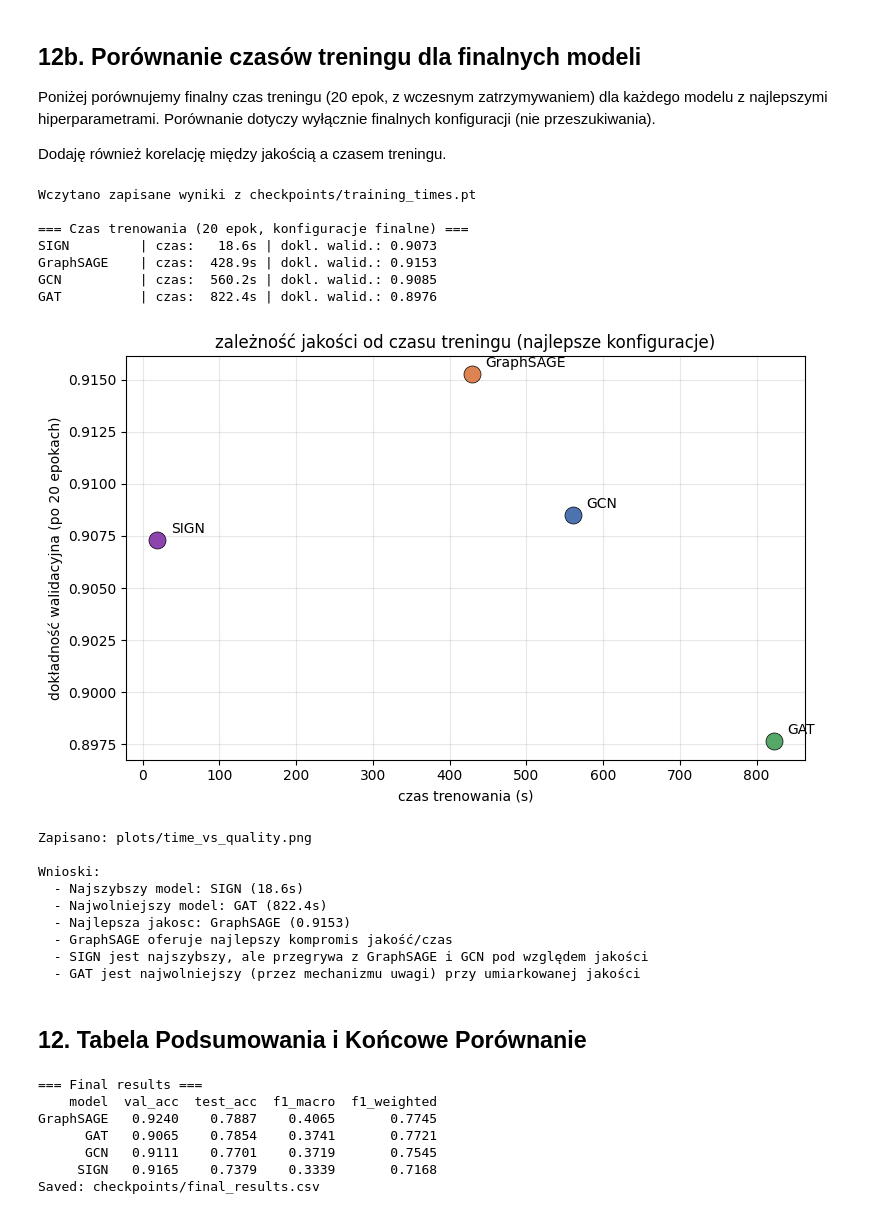
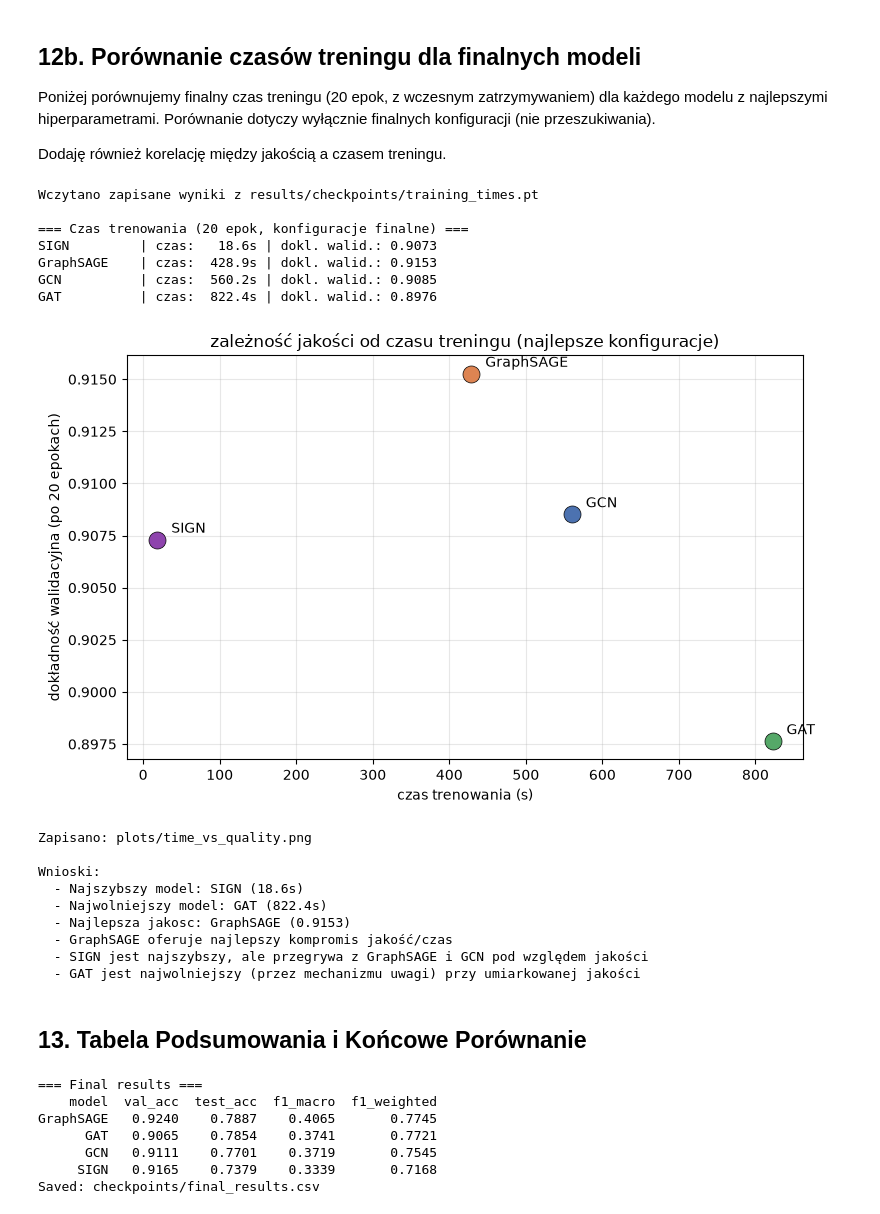
Before and after one commit to mJastrzebski6/agh_ggsn, a Jupyter notebook: ex4/GGSN_Maciej_Jastrzębski_Zad4.ipynb, the cells around one changed output. Cells and saved outputs as stored; diff of their text form; code cells hidden in the pictures.

```diff
--- a/ex4/GGSN_Maciej_Jastrzębski_Zad4.ipynb
+++ b/ex4/GGSN_Maciej_Jastrzębski_Zad4.ipynb
@@ -1307,7 +1310,7 @@ gcn_kwargs = {
     'num_layers':      int(best_gcn_row['num_layers']),
     'dropout':         float(best_gcn_row['dropout']),
 }
-final_gcn_ckpt = f'checkpoints/final_GCN.pt'
+final_gcn_ckpt = f'{CHECKPOINTS_DIR}/final_GCN.pt'
 if os.path.exists(final_gcn_ckpt):
     print('Loading existing GCN final checkpoint...')
     ckpt = torch.load(final_gcn_ckpt, map_location=DEVICE)
@@ -1339,7 +1342,7 @@ sage_kwargs = {
     'dropout':         float(best_sage_row['dropout']),
     'aggr':            str(best_sage_row['aggr']),
 }
-final_sage_ckpt = f'checkpoints/final_GraphSAGE.pt'
+final_sage_ckpt = f'{CHECKPOINTS_DIR}/final_GraphSAGE.pt'
 if os.path.exists(final_sage_ckpt):
     print('Loading existing GraphSAGE final checkpoint...')
     ckpt = torch.load(final_sage_ckpt, map_location=DEVICE)
@@ -1371,7 +1374,7 @@ gat_kwargs = {
     'heads':           int(best_gat_row['heads']),
     'dropout':         float(best_gat_row['dropout']),
 }
-final_gat_ckpt = f'checkpoints/final_GAT.pt'
+final_gat_ckpt = f'{CHECKPOINTS_DIR}/final_GAT.pt'
 if os.path.exists(final_gat_ckpt):
     print('Loading existing GAT final checkpoint...')
     ckpt = torch.load(final_gat_ckpt, map_location=DEVICE)
@@ -1399,7 +1402,7 @@ GAT loaded, best val acc: 0.9072
 if 'data_y' not in dir():
     from ogb.nodeproppred import PygNodePropPredDataset
     print('Loading data_y from dataset...')
-    ds = dataset if 'dataset' in dir() else PygNodePropPredDataset(name='ogbn-products', root='data')
+    ds = dataset if 'dataset' in dir() else PygNodePropPredDataset(name='ogbn-products', root=DATA_ROOT)
     data_y = ds[0].y.to('cpu')
 
 if not sign_features_ready or df_sign.empty:
@@ -1417,7 +1420,7 @@ else:
     }
     K_best = sign_kwargs['K']
 
-    final_sign_ckpt = 'checkpoints/final_SIGN.pt'
+    final_sign_ckpt = os.path.join(CHECKPOINTS_DIR, 'final_SIGN.pt')
     sign_history = {'train_loss': [], 'val_acc': []}
     if os.path.exists(final_sign_ckpt):
         print('Loading existing SIGN final checkpoint...')
@@ -1833,7 +1836,7 @@ Dodaję również korelację między jakością a czasem treningu.
 # %%
 import time as _time
 
-TIME_CACHE = 'checkpoints/training_times.pt'
+TIME_CACHE = os.path.join(CHECKPOINTS_DIR, 'training_times.pt')
 training_times = {}
 training_val_accs = {}
 
@@ -1933,36 +1936,36 @@ for mname, t, a, col in zip(model_names, times, accs, colors):
     ax.annotate(mname, (t, a), textcoords='offset points', xytext=(10, 5), fontsize=10)
 
 ax.set_xlabel('czas trenowania (s)')
 ax.set_ylabel('dokładność walidacyjna (po 20 epokach)')
 ax.set_title('zależność jakości od czasu treningu (najlepsze konfiguracje)')
 ax.grid(True, alpha=0.3)
 
 plt.tight_layout()
-plt.savefig('plots/time_vs_quality.png', dpi=120, bbox_inches='tight')
+plt.savefig(os.path.join(PLOTS_DIR, 'time_vs_quality.png'), dpi=120, bbox_inches='tight')
 plt.show()
 print('Zapisano: plots/time_vs_quality.png')
 
 # --- Wnioski ---
 print()
 print('Wnioski:')
 fastest = min(training_times, key=training_times.get)
 slowest = max(training_times, key=training_times.get)
 best_q = max(training_val_accs, key=training_val_accs.get)
 print(f'  - Najszybszy model: {fastest} ({training_times[fastest]:.1f}s)')
 print(f'  - Najwolniejszy model: {slowest} ({training_times[slowest]:.1f}s)')
 print(f'  - Najlepsza jakosc: {best_q} ({training_val_accs[best_q]:.4f})')
 print(f'  - GraphSAGE oferuje najlepszy kompromis jakość/czas')
 print(f'  - SIGN jest najszybszy, ale przegrywa z GraphSAGE i GCN pod względem jakości')
 print(f'  - GAT jest najwolniejszy (przez mechanizmu uwagi) przy umiarkowanej jakości')
 # %% [output]
-Wczytano zapisane wyniki z checkpoints/training_times.pt
+Wczytano zapisane wyniki z results/checkpoints/training_times.pt
 
 === Czas trenowania (20 epok, konfiguracje finalne) ===
 SIGN         | czas:   18.6s | dokl. walid.: 0.9073
 GraphSAGE    | czas:  428.9s | dokl. walid.: 0.9153
 GCN          | czas:  560.2s | dokl. walid.: 0.9085
 GAT          | czas:  822.4s | dokl. walid.: 0.8976
-[figure, old version]
+[figure, new version]
 Zapisano: plots/time_vs_quality.png
 
 Wnioski:
@@ -1973,7 +1976,7 @@ Wnioski:
   - SIGN jest najszybszy, ale przegrywa z GraphSAGE i GCN pod względem jakości
   - GAT jest najwolniejszy (przez mechanizmu uwagi) przy umiarkowanej jakości
 # %% [markdown]
-## 12. Tabela Podsumowania i Końcowe Porównanie
+## 13. Tabela Podsumowania i Końcowe Porównanie
 # %%
 summary_rows = []
 for mname, res in results_final.items():
```
Also changed, not shown: parts of 38 cells of this notebook, 36 other files.
